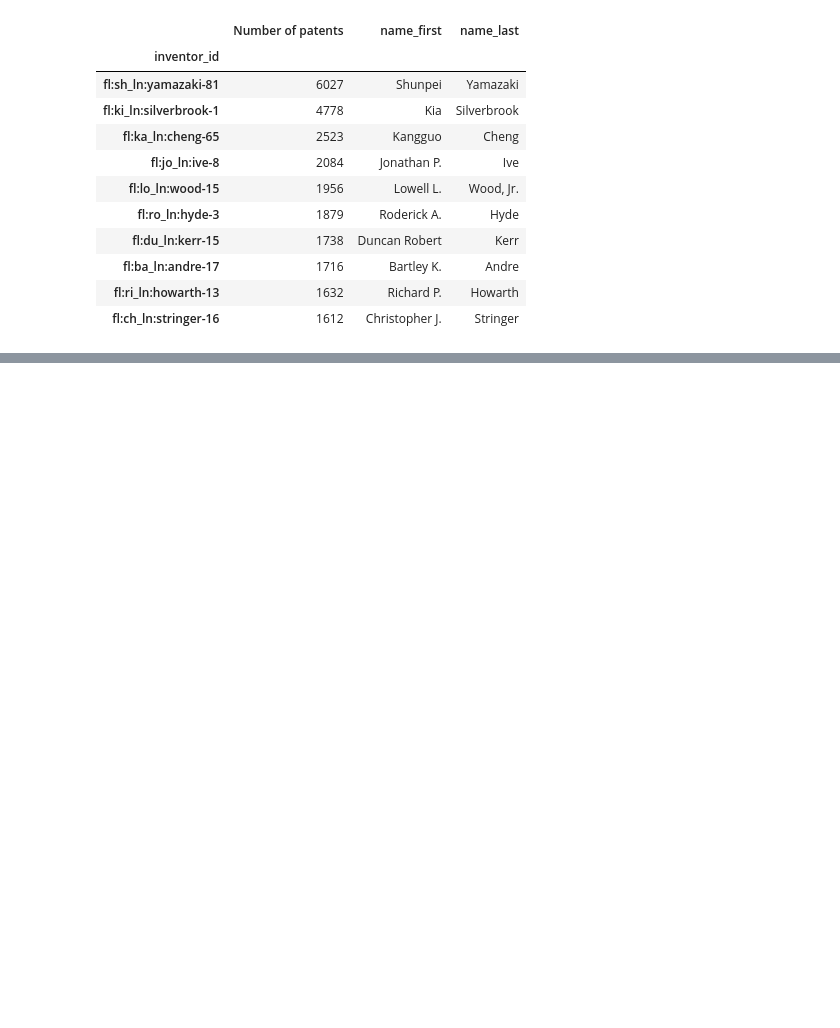
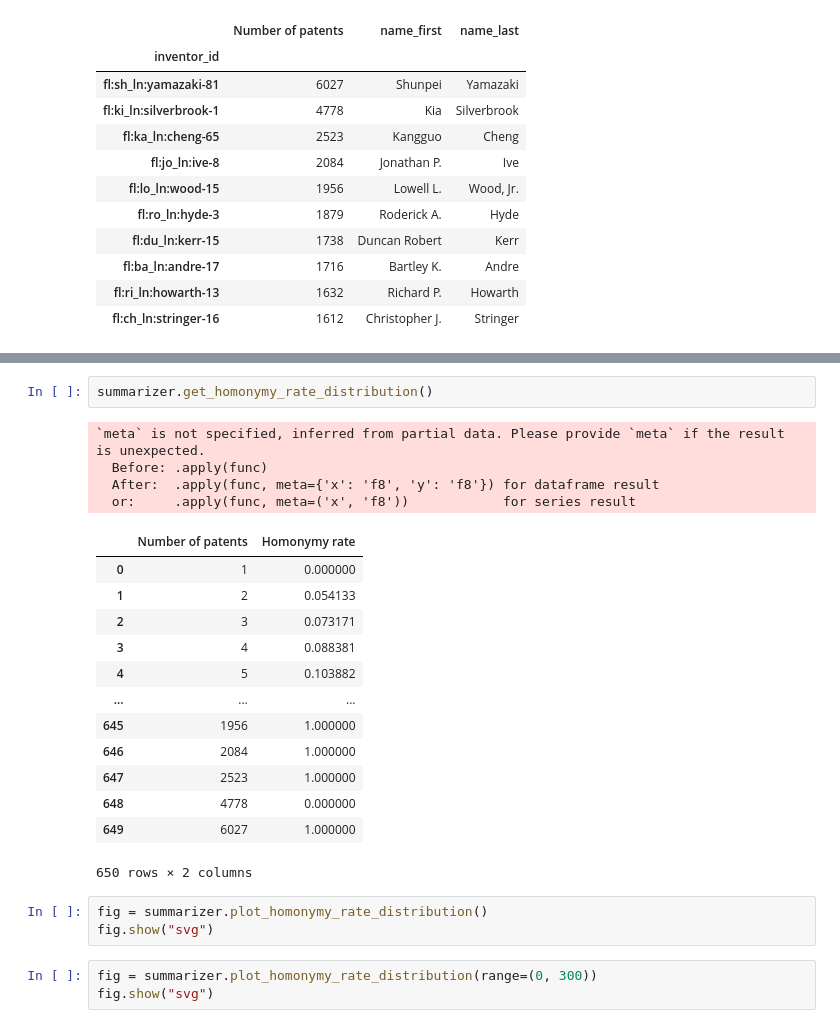
Before and after one commit to PatentsView/PatentsView-Evaluation, a Jupyter notebook: examples/summary/inventor.ipynb, the cells around one changed output, grey strips where cells are left out. Cells and saved outputs as stored; diff of their text form; blank space fills up the shorter version.

```diff
--- a/examples/summary/inventor.ipynb
+++ b/examples/summary/inventor.ipynb
@@ -87,0 +165,26 @@ summarizer.get_top_inventors()
+# %%
+summarizer.get_homonymy_rate_distribution()
+# %% [output]
+`meta` is not specified, inferred from partial data. Please provide `meta` if the result is unexpected.
+  Before: .apply(func)
+  After:  .apply(func, meta={'x': 'f8', 'y': 'f8'}) for dataframe result
+  or:     .apply(func, meta=('x', 'f8'))            for series result
+|  | Number of patents | Homonymy rate |
+| 0 | 1 | 0.000000 |
+| 1 | 2 | 0.054133 |
+| 2 | 3 | 0.073171 |
+| 3 | 4 | 0.088381 |
+| 4 | 5 | 0.103882 |
+| ... | ... | ... |
+| 645 | 1956 | 1.000000 |
+| 646 | 2084 | 1.000000 |
+| 647 | 2523 | 1.000000 |
+| 648 | 4778 | 0.000000 |
+| 649 | 6027 | 1.000000 |
+650 rows × 2 columns
+# %%
+fig = summarizer.plot_homonymy_rate_distribution()
+fig.show("svg")
+# %%
+fig = summarizer.plot_homonymy_rate_distribution(range=(0, 300))
+fig.show("svg")
```
Also changed, not shown: parts of 24 cells of this notebook, 3 other files.
